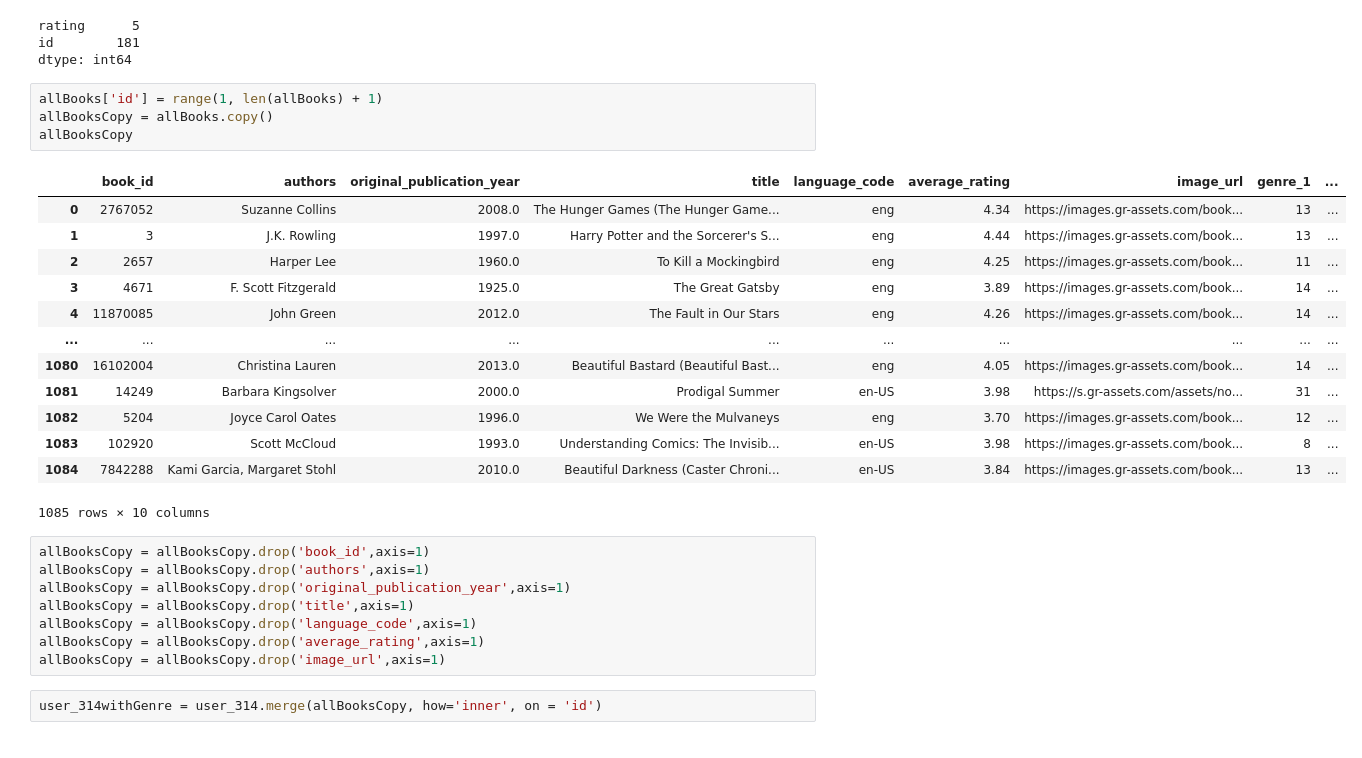
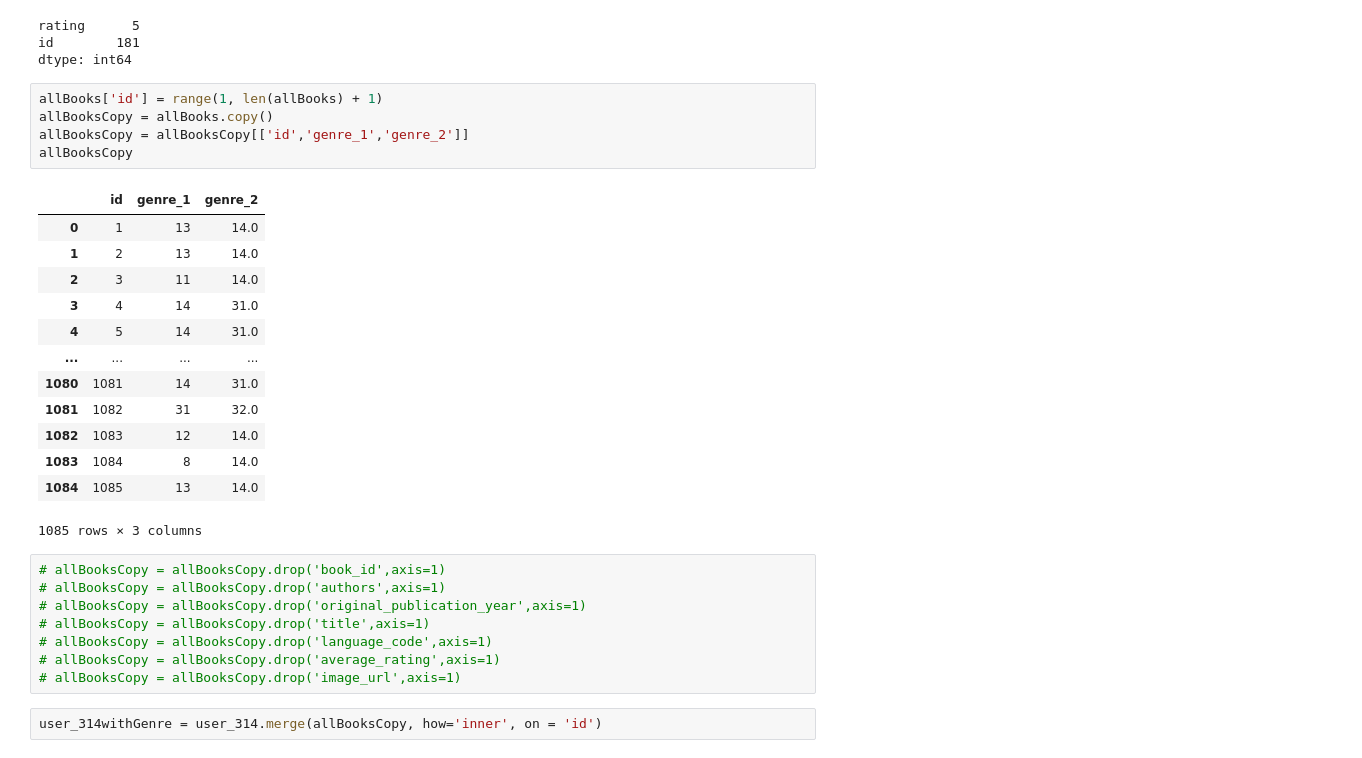
Before and after one commit to umtcnzn/recommendation-website, a Jupyter notebook: backend/recommendation/deneme.ipynb, the cells around one changed output. Drawn from its saved outputs; the diff is of its cells as text.

```diff
--- a/backend/recommendation/deneme.ipynb
+++ b/backend/recommendation/deneme.ipynb
@@ -51,28 +51,29 @@ dtype: int64
 # %%
 allBooks['id'] = range(1, len(allBooks) + 1)
 allBooksCopy = allBooks.copy()
+allBooksCopy = allBooksCopy[['id','genre_1','genre_2']]
 allBooksCopy
 # %% [output]
-|  | book_id | authors | original_publication_year | title | language_code | average_rating | image_url | genre_1 | ... |
-| 0 | 2767052 | Suzanne Collins | 2008.0 | The Hunger Games (The Hunger Game... | eng | 4.34 | https://images.gr-assets.com/book... | 13 | ... |
-| 1 | 3 | J.K. Rowling | 1997.0 | Harry Potter and the Sorcerer's S... | eng | 4.44 | https://images.gr-assets.com/book... | 13 | ... |
-| 2 | 2657 | Harper Lee | 1960.0 | To Kill a Mockingbird | eng | 4.25 | https://images.gr-assets.com/book... | 11 | ... |
-| 3 | 4671 | F. Scott Fitzgerald | 1925.0 | The Great Gatsby | eng | 3.89 | https://images.gr-assets.com/book... | 14 | ... |
-| 4 | 11870085 | John Green | 2012.0 | The Fault in Our Stars | eng | 4.26 | https://images.gr-assets.com/book... | 14 | ... |
-| ... | ... | ... | ... | ... | ... | ... | ... | ... | ... |
-| 1080 | 16102004 | Christina Lauren | 2013.0 | Beautiful Bastard (Beautiful Bast... | eng | 4.05 | https://images.gr-assets.com/book... | 14 | ... |
-| 1081 | 14249 | Barbara Kingsolver | 2000.0 | Prodigal Summer | en-US | 3.98 | https://s.gr-assets.com/assets/no... | 31 | ... |
-| 1082 | 5204 | Joyce Carol Oates | 1996.0 | We Were the Mulvaneys | eng | 3.70 | https://images.gr-assets.com/book... | 12 | ... |
-| 1083 | 102920 | Scott McCloud | 1993.0 | Understanding Comics: The Invisib... | en-US | 3.98 | https://images.gr-assets.com/book... | 8 | ... |
-| 1084 | 7842288 | Kami Garcia, Margaret Stohl | 2010.0 | Beautiful Darkness (Caster Chroni... | en-US | 3.84 | https://images.gr-assets.com/book... | 13 | ... |
+|  | id | genre_1 | genre_2 |
+| 0 | 1 | 13 | 14.0 |
+| 1 | 2 | 13 | 14.0 |
+| 2 | 3 | 11 | 14.0 |
+| 3 | 4 | 14 | 31.0 |
+| 4 | 5 | 14 | 31.0 |
+| ... | ... | ... | ... |
+| 1080 | 1081 | 14 | 31.0 |
+| 1081 | 1082 | 31 | 32.0 |
+| 1082 | 1083 | 12 | 14.0 |
+| 1083 | 1084 | 8 | 14.0 |
+| 1084 | 1085 | 13 | 14.0 |
-1085 rows × 10 columns
+1085 rows × 3 columns
 # %%
-allBooksCopy = allBooksCopy.drop('book_id',axis=1)
-allBooksCopy = allBooksCopy.drop('authors',axis=1)
-allBooksCopy = allBooksCopy.drop('original_publication_year',axis=1)
-allBooksCopy = allBooksCopy.drop('title',axis=1)
-allBooksCopy = allBooksCopy.drop('language_code',axis=1)
-allBooksCopy = allBooksCopy.drop('average_rating',axis=1)
-allBooksCopy = allBooksCopy.drop('image_url',axis=1)
+# allBooksCopy = allBooksCopy.drop('book_id',axis=1)
+# allBooksCopy = allBooksCopy.drop('authors',axis=1)
+# allBooksCopy = allBooksCopy.drop('original_publication_year',axis=1)
+# allBooksCopy = allBooksCopy.drop('title',axis=1)
+# allBooksCopy = allBooksCopy.drop('language_code',axis=1)
+# allBooksCopy = allBooksCopy.drop('average_rating',axis=1)
+# allBooksCopy = allBooksCopy.drop('image_url',axis=1)
 # %%
 user_314withGenre = user_314.merge(allBooksCopy, how='inner', on = 'id')
```
Also changed, not shown: parts of 5 cells of this notebook, 1 other file.
